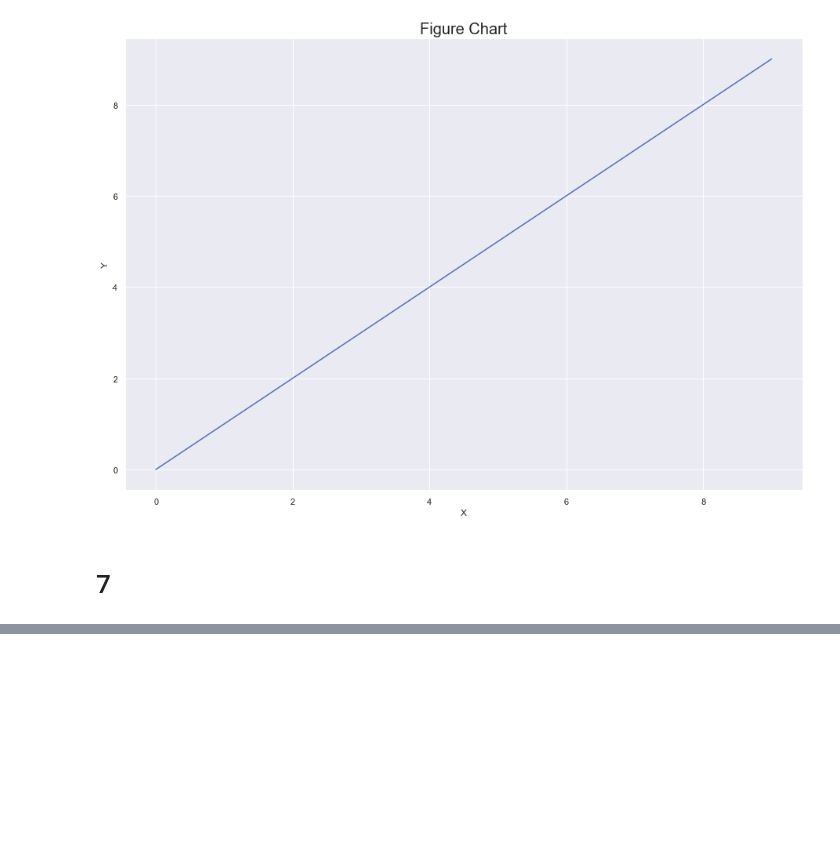
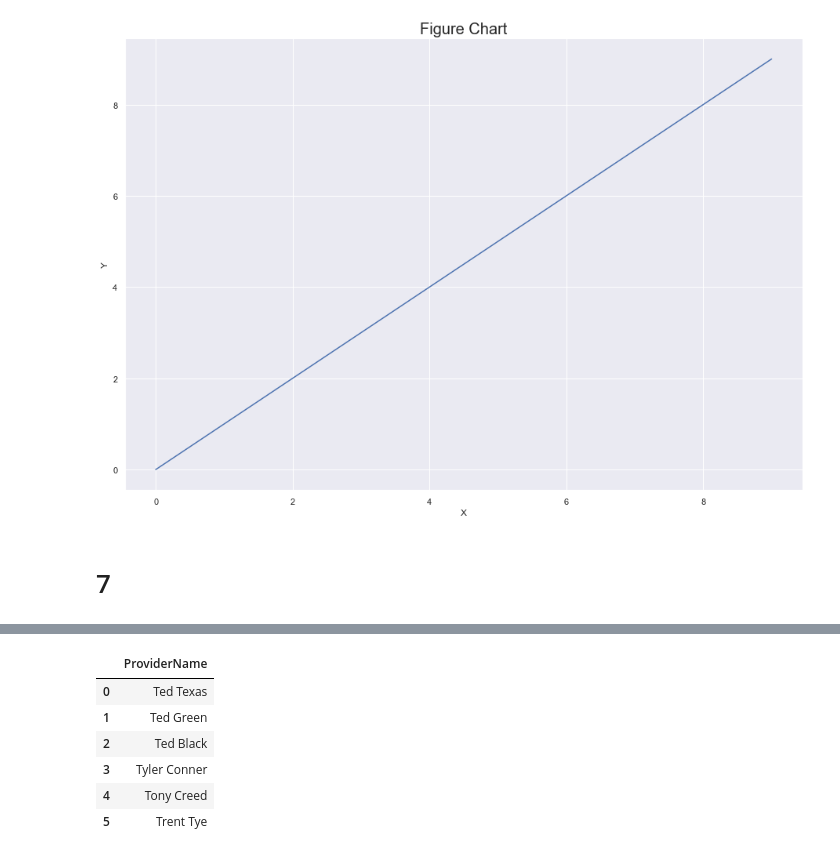
Before and after one commit to svmamidi/Python-Pandas, a Jupyter notebook: Python_pandas_satya_questions.ipynb, the cells around one changed output, grey strips where cells are left out. Drawn from its saved outputs; the diff is of its cells as text; code cells hidden in the pictures; blank space fills up the shorter version.

```diff
--- a/Python_pandas_satya_questions.ipynb
+++ b/Python_pandas_satya_questions.ipynb
@@ -41,0 +51,13 @@ Text(0.5, 1.0, 'Figure Chart')
+# %%
+from pandasql import sqldf
+import pandasql as ps
+df_Tnames  = ps.sqldf("select ProviderName from df_P where ProviderName like 'T%'")
+df_Tnames
+# %% [output]
+|  | ProviderName |
+| 0 | Ted Texas |
+| 1 | Ted Green |
+| 2 | Ted Black |
+| 3 | Tyler Conner |
+| 4 | Tony Creed |
+| 5 | Trent Tye |
```
Also changed, not shown: parts of 1 cell of this notebook, 1 other file.
